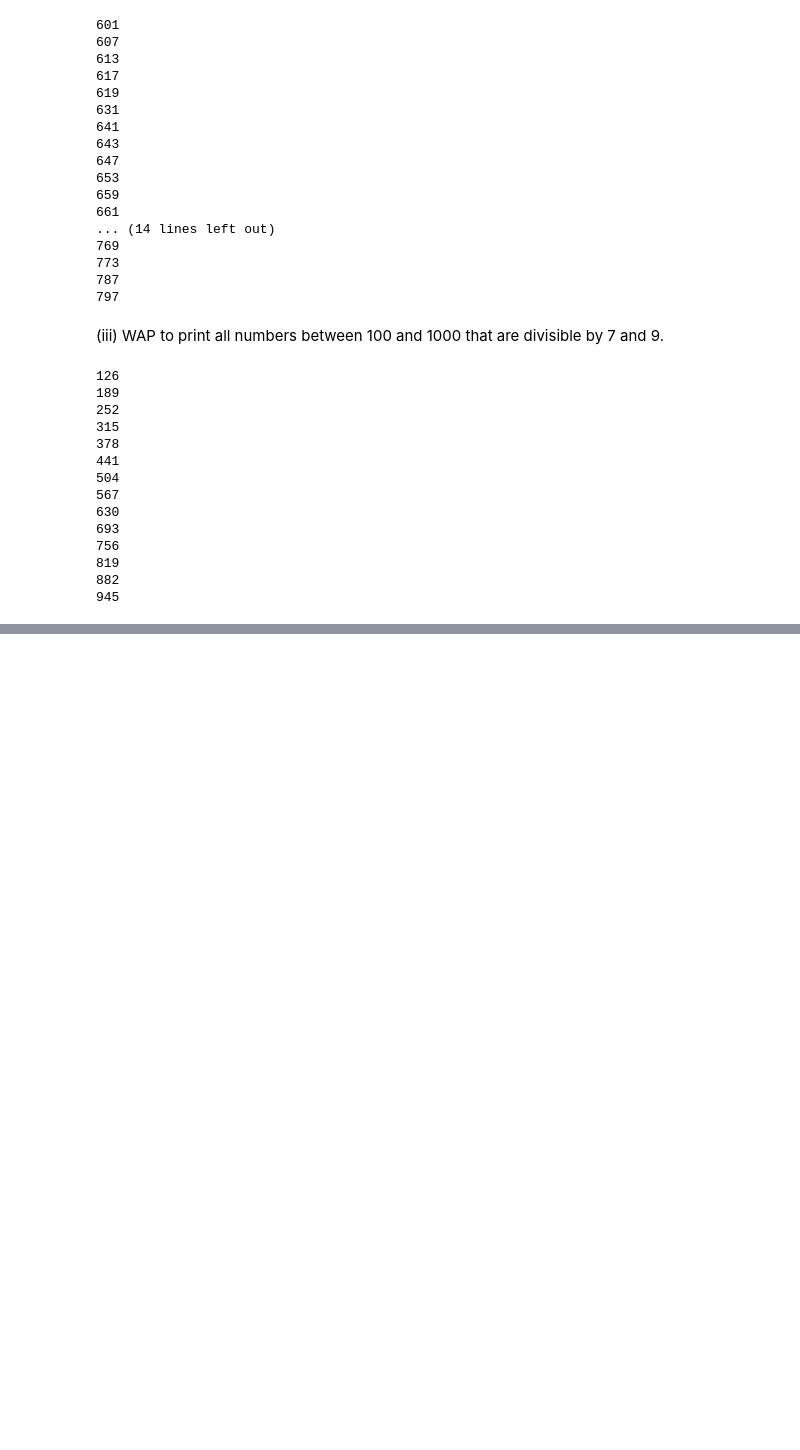
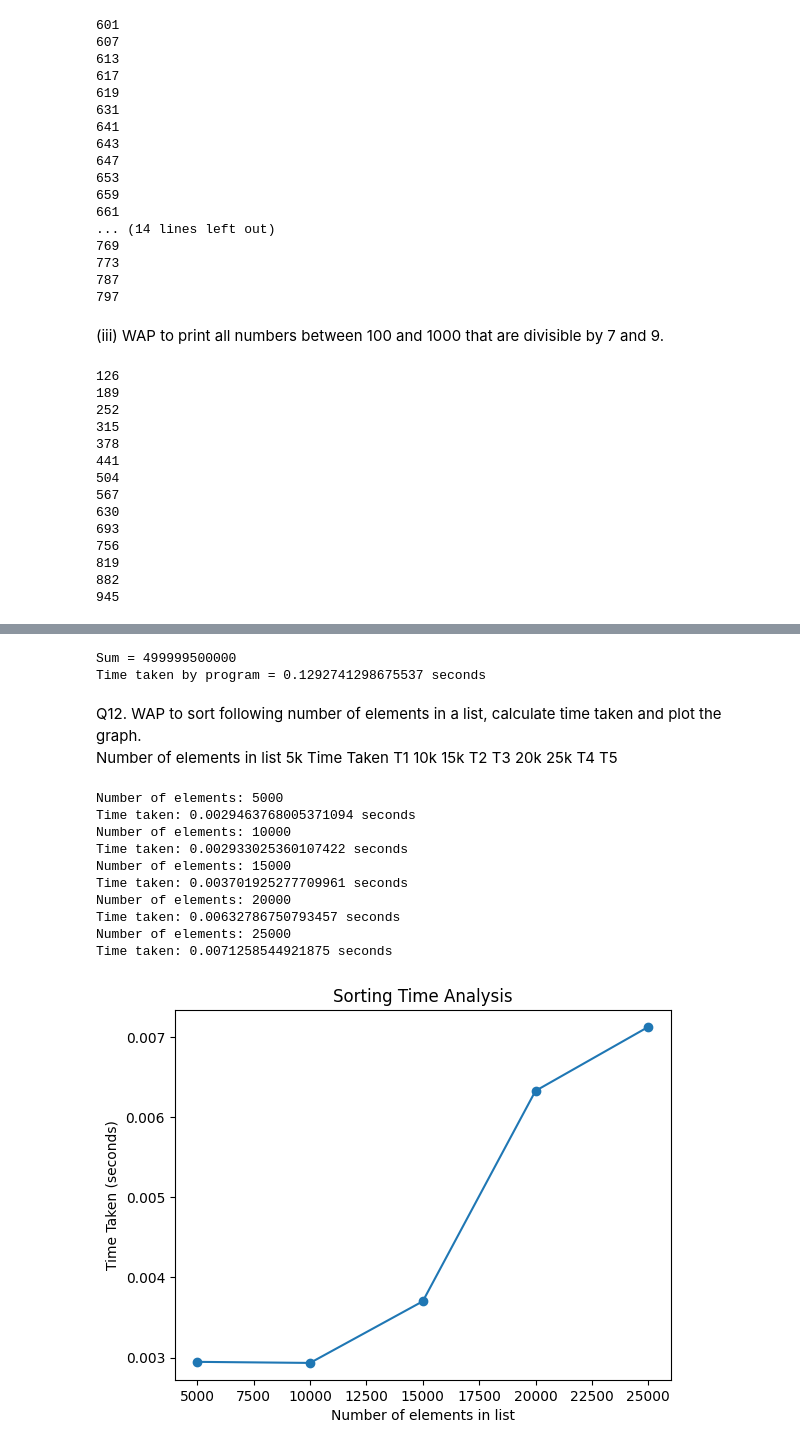
Before and after one commit to Simpython/Assignment, a Jupyter notebook: Assignment1.ipynb, the cells around one changed output, grey strips where cells are left out. Cells and saved outputs as stored; diff of their text form; code cells hidden in the pictures; blank space fills up the shorter version.

```diff
--- a/Assignment1.ipynb
+++ b/Assignment1.ipynb
@@ -285,0 +562,79 @@ for num in range(100, 1001):
+# %%
+import time
+
+start = time.time()
+
+# Program whose time is to be calculated
+sum = 0
+for i in range(1, 1000000):
+    sum = sum + i
+
+end = time.time()
+
+time_taken = end - start
+
+print("Sum =", sum)
+print("Time taken by program =", time_taken, "seconds")
+# %% [output]
+Sum = 499999500000
+Time taken by program = 0.1292741298675537 seconds
+# %% [markdown]
+Q12. WAP to sort following number of elements in a list, calculate time taken and plot the graph.
+Number of elements in list
+5k
+Time Taken
+T1
+10k
+15k
+T2
+T3
+20k
+25k
+T4
+T5
+# %%
+import random
+import time
+import matplotlib.pyplot as plt
+
+elements = [5000, 10000, 15000, 20000, 25000]
+time_taken = []
+
+for n in elements:
+    L = []
+
+    for i in range(n):
+        L.append(random.randint(1, 100000))
+
+    start = time.time()
+
+    L.sort()
+
+    end = time.time()
+
+    t = end - start
+    time_taken.append(t)
+
+    print("Number of elements:", n)
+    print("Time taken:", t, "seconds")
+
+# Plot graph
+plt.plot(elements, time_taken, marker='o')
+
+plt.xlabel("Number of elements in list")
+plt.ylabel("Time Taken (seconds)")
+plt.title("Sorting Time Analysis")
+
+plt.show()
+# %% [output]
+Number of elements: 5000
+Time taken: 0.0029463768005371094 seconds
+Number of elements: 10000
+Time taken: 0.002933025360107422 seconds
+Number of elements: 15000
+Time taken: 0.003701925277709961 seconds
+Number of elements: 20000
+Time taken: 0.00632786750793457 seconds
+Number of elements: 25000
+Time taken: 0.0071258544921875 seconds
+[figure, added]
```
Also changed, not shown: parts of 32 cells of this notebook.
